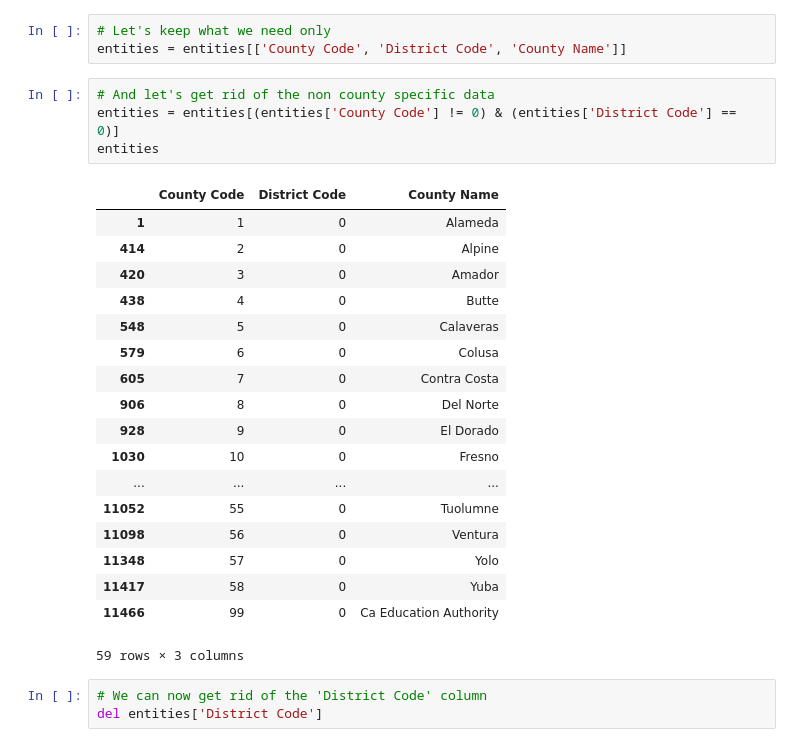
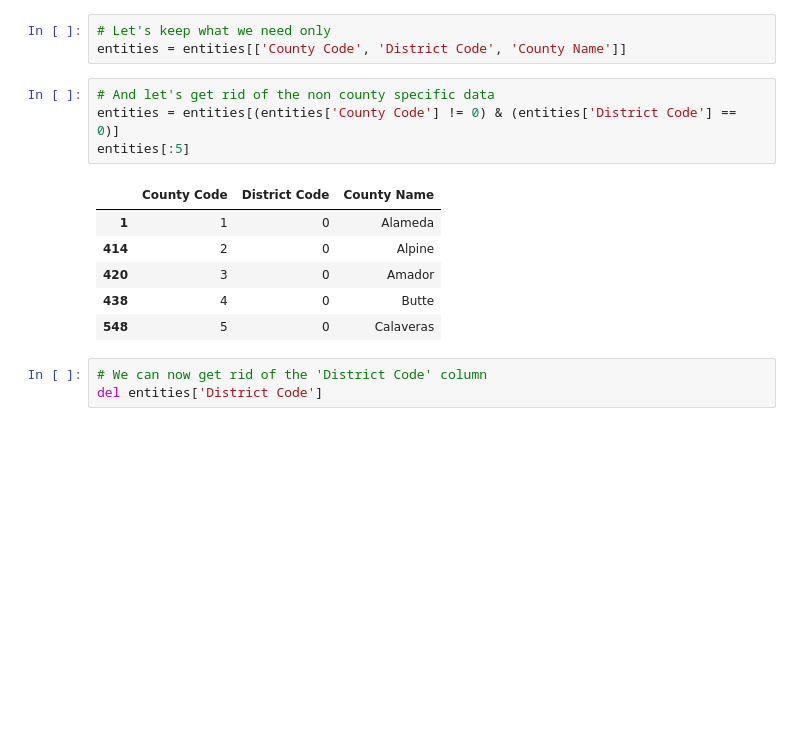
Before and after one commit to jaimefrio/data_science_fun_conference_2015_pandas_in_a_hurry, a Jupyter notebook: pandas_in_a_hurry.ipynb, the cells around one changed output. Cells and saved outputs as stored; diff of their text form; blank space fills up the shorter version.

```diff
--- a/pandas_in_a_hurry.ipynb
+++ b/pandas_in_a_hurry.ipynb
@@ -517,26 +621,14 @@ entities = entities[['County Code', 'District Code', 'County Name']]
 # %%
 # And let's get rid of the non county specific data
 entities = entities[(entities['County Code'] != 0) & (entities['District Code'] == 0)]
-entities
+entities[:5]
 # %% [output]
 |  | County Code | District Code | County Name |
 | 1 | 1 | 0 | Alameda |
 | 414 | 2 | 0 | Alpine |
 | 420 | 3 | 0 | Amador |
 | 438 | 4 | 0 | Butte |
 | 548 | 5 | 0 | Calaveras |
-| 579 | 6 | 0 | Colusa |
-| 605 | 7 | 0 | Contra Costa |
-| 906 | 8 | 0 | Del Norte |
-| 928 | 9 | 0 | El Dorado |
-| 1030 | 10 | 0 | Fresno |
-| ... | ... | ... | ... |
-| 11052 | 55 | 0 | Tuolumne |
-| 11098 | 56 | 0 | Ventura |
-| 11348 | 57 | 0 | Yolo |
-| 11417 | 58 | 0 | Yuba |
-| 11466 | 99 | 0 | Ca Education Authority |
-59 rows × 3 columns
 # %%
 # We can now get rid of the 'District Code' column
 del entities['District Code']
```
Also changed, not shown: parts of 50 cells of this notebook, 1 other file.
